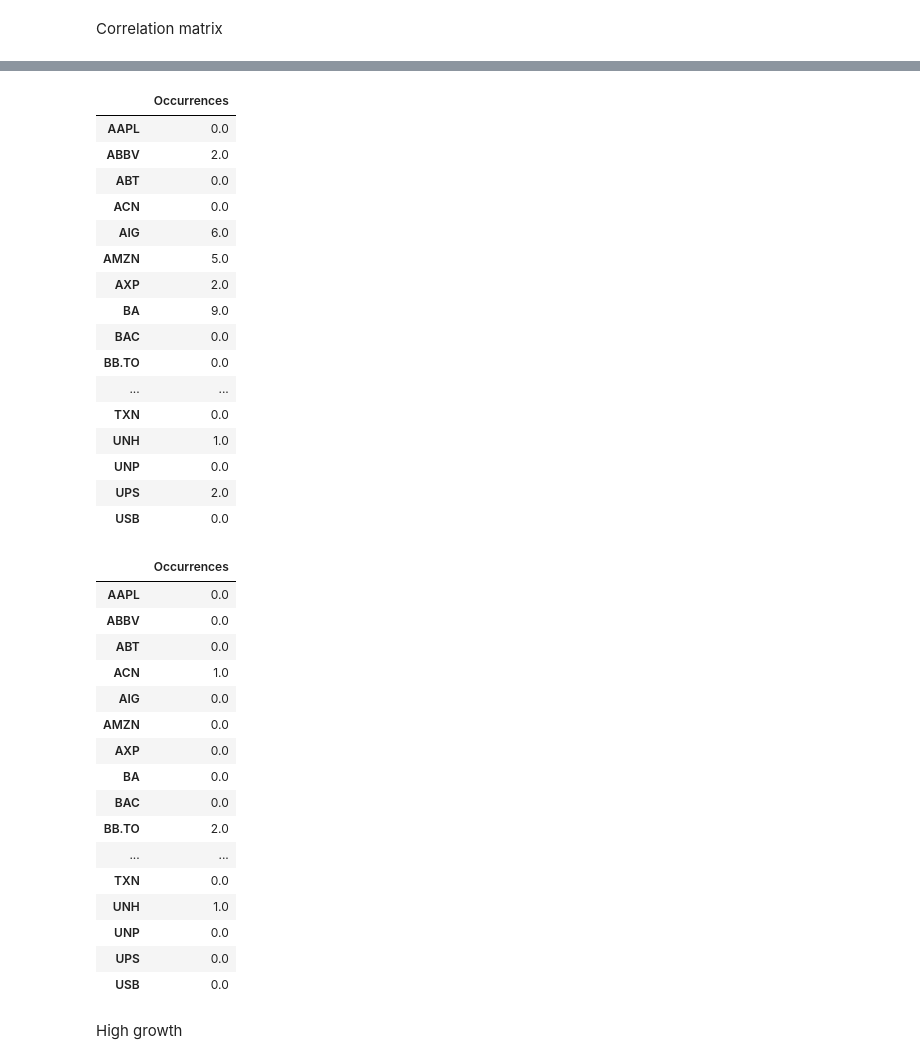
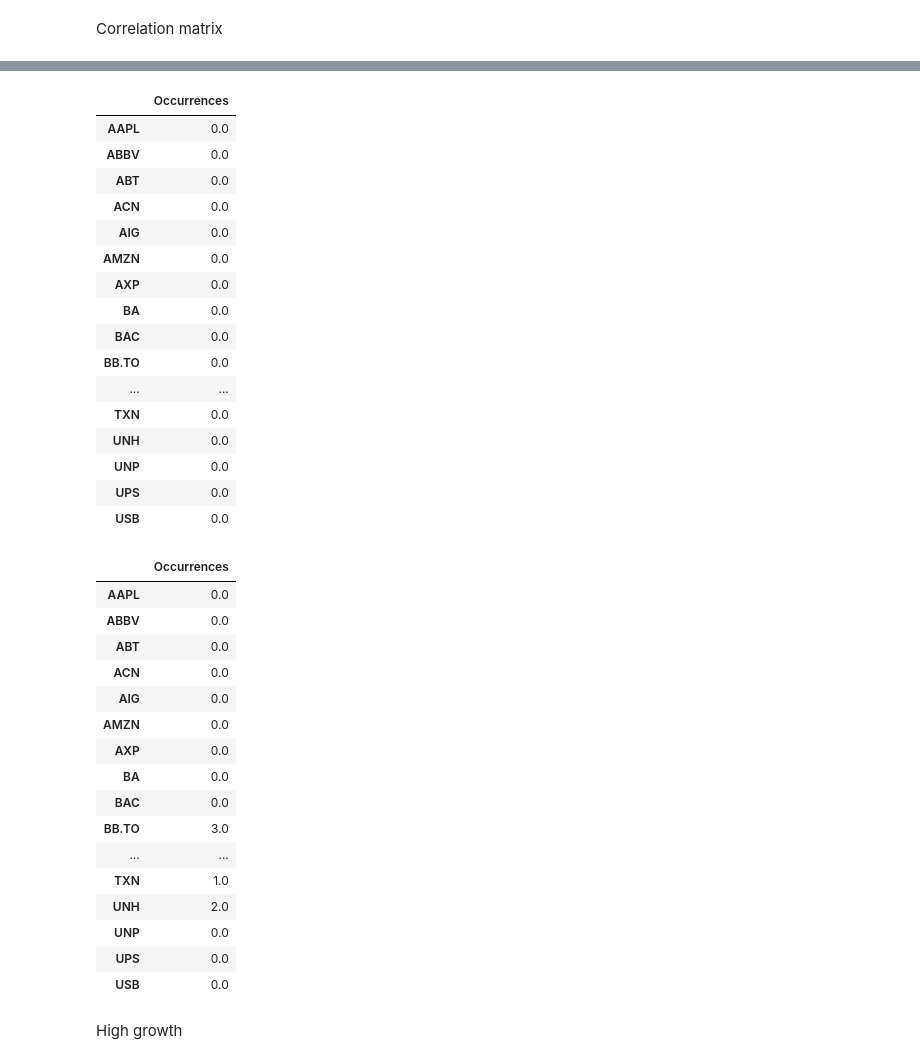
Before and after one commit to Moonlqht/Stock-Portfolio-Generator, a Jupyter notebook: data_processing_and_high_growth.ipynb, the cells around one changed output, grey strips where cells are left out. Drawn from its saved outputs; the diff is of its cells as text; code cells hidden in the pictures.

```diff
--- a/data_processing_and_high_growth.ipynb
+++ b/data_processing_and_high_growth.ipynb
@@ -88,7 +88,7 @@ for i in range(len(monthly_first)):
     end_ind = close_prices.index.get_loc(monthly_last[i])
 
     if (end_ind - start_ind + 1) < 18:
-        close_prices.drop(close_prices.loc[monthly_first[i]:monthly_last[i]].index)
+        close_prices = close_prices.drop(close_prices.loc[monthly_first[i]:monthly_last[i]].index)
 # %% [output]
 [*********************100%***********************]  1 of 1 completed
 [*********************100%***********************]  1 of 1 completed
@@ -150,17 +150,18 @@ display(close_prices.head())
 # %%
 full_data = pd.DataFrame()
 
+cols = {}
 for tick in close_prices:
-    prices = yf.download(tick, period_start, period_end)["Close"]
+    prices = yf.download(tick, period_start, period_end)["Close"][tick]
+    if yf.Ticker(tick).info["currency"] == "USD":
+        prices = prices * exchange_rate.reindex(prices.index).ffill()
+    cols[tick] = prices
 
-    if yf.Ticker(tick).info["currency"] == "CAD":
-        full_data[tick] = prices[tick]
-    else:
-        full_data[tick] = prices[tick] * exchange_rate
+full_data = pd.concat(cols, axis=1, sort=True).sort_index()
 
 full_data["CBIL.TO"] = yf.download("CBIL.TO", period_start, period_end, auto_adjust=True)["Close"]
 
-full_data = full_data
+full_data = full_data.ffill()
 
 display(full_data.head())
 # %% [output]
@@ -192,7 +193,7 @@ display(full_data.head())
 # %% [markdown]
 Sharpe calculation
 # %%
-half_life = 100
+half_life = 250
 # %%
 def get_stats(tick, half_life):
     s = full_data[tick].dropna()
@@ -256,41 +257,41 @@ threshold = 1.5
 # %%
 # Note: this shouldn't be used as a raw value, as there may be periods where the variance
 # jumps are spread across two periods and thus not counted. Use a threshold lower than
 # what you're truly looking for.
 def count_jumps_std(period, threshold):
     result = pd.DataFrame()
     std_dict = {}
     for tick in close_prices:
         result.loc[tick, "Occurrences"] = 0
-        std_dict[tick] = close_prices[tick].std()
-    interval = [len(full_data)-period, len(full_data)-1]
+        std_dict[tick] = full_data[tick].std()
+    interval = [len(full_data)-period, len(full_data)]
     while interval[0] >= 0:
         for tick in close_prices:
-            if full_data.iloc[interval][tick].std() >= std_dict[tick] * threshold:
+            if full_data[tick].iloc[interval[0]:interval[1]].std() >= std_dict[tick] * threshold:
                 result.loc[tick, "Occurrences"]+=1
         interval[0]-=period
         interval[1]-=period
 
     return result
 
 count_jumps_std(period, threshold)
 # %% [output]
 |  | Occurrences |
 | AAPL | 0.0 |
-| ABBV | 2.0 |
+| ABBV | 0.0 |
 | ABT | 0.0 |
 | ACN | 0.0 |
-| AIG | 6.0 |
-| AMZN | 5.0 |
-| AXP | 2.0 |
-| BA | 9.0 |
+| AIG | 0.0 |
+| AMZN | 0.0 |
+| AXP | 0.0 |
+| BA | 0.0 |
 | BAC | 0.0 |
 | BB.TO | 0.0 |
 | ... | ... |
 | TXN | 0.0 |
-| UNH | 1.0 |
+| UNH | 0.0 |
 | UNP | 0.0 |
-| UPS | 2.0 |
+| UPS | 0.0 |
 | USB | 0.0 |
 # %%
 period = 15
@@ -321,16 +322,16 @@ count_price_plummets(period, threshold)
 | AAPL | 0.0 |
 | ABBV | 0.0 |
 | ABT | 0.0 |
-| ACN | 1.0 |
+| ACN | 0.0 |
 | AIG | 0.0 |
 | AMZN | 0.0 |
 | AXP | 0.0 |
 | BA | 0.0 |
 | BAC | 0.0 |
-| BB.TO | 2.0 |
+| BB.TO | 3.0 |
 | ... | ... |
-| TXN | 0.0 |
-| UNH | 1.0 |
+| TXN | 1.0 |
+| UNH | 2.0 |
 | UNP | 0.0 |
 | UPS | 0.0 |
 | USB | 0.0 |
```
Also changed, not shown: parts of 12 cells of this notebook.
